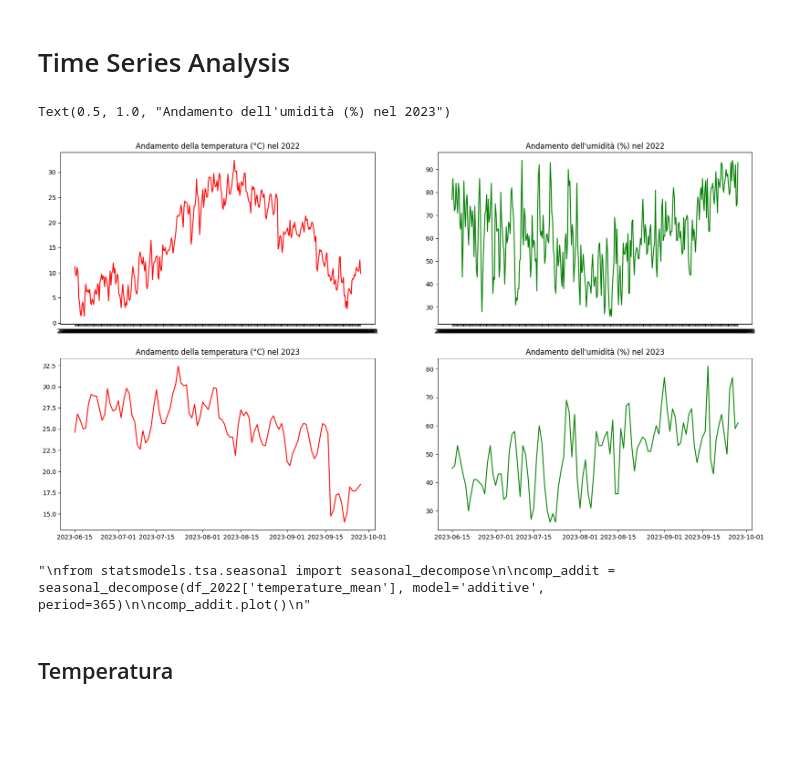
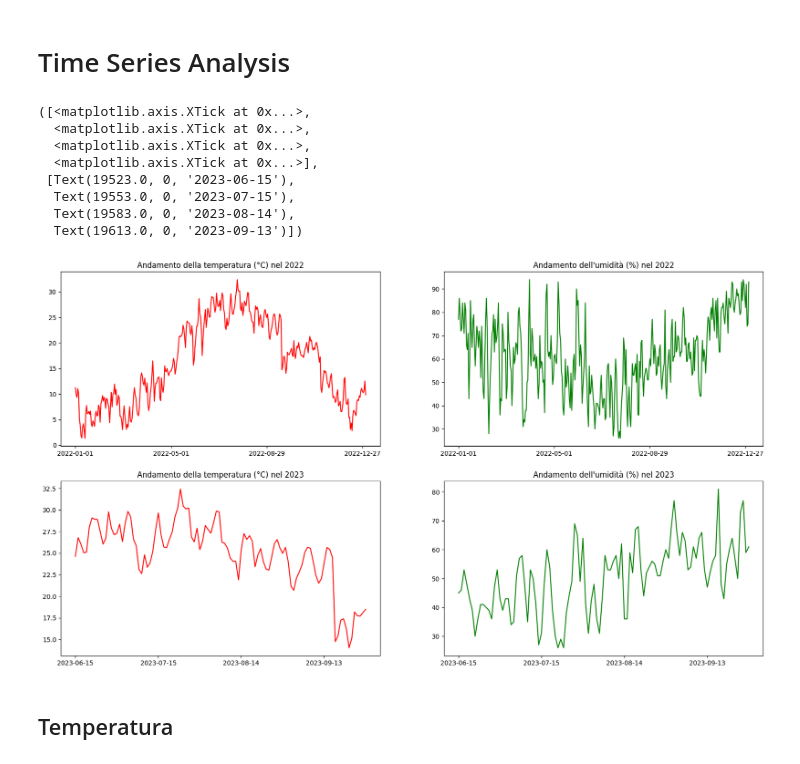
Before and after one commit to simone-dotolo/ISBI, a Jupyter notebook: Preprocessing/Preprocessing.ipynb, the cells around one changed output. Saved outputs shown, nothing was run; the diff lists cells and outputs as text; code cells hidden in the pictures; blank space fills up the shorter version.

```diff
--- a/Preprocessing/Preprocessing.ipynb
+++ b/Preprocessing/Preprocessing.ipynb
@@ -197,39 +218,41 @@ result: -0.664935861623233
 # %% [markdown]
 # Time Series Analysis
 # %%
+# Plot degli andamenti dei dati
 plt.figure(figsize=(20, 11))
 
 plt.subplot(221)
 plt.plot(df_2022['time'], df_2022['temperature_mean'], color='r')
 plt.title('Andamento della temperatura (°C) nel 2022')
+plt.xticks(df_2022['time'][::120])
 
 plt.subplot(222)
 plt.plot(df_2022['time'], df_2022['relativehumidity_mean'], color='g')
 plt.title('Andamento dell\'umidità (%) nel 2022')
+plt.xticks(df_2022['time'][::120])
 
 plt.subplot(223)
 plt.plot(df_2023['Date'], df_2023['temperature_mean'], color='r')
 plt.title('Andamento della temperatura (°C) nel 2023')
+plt.xticks(df_2023['Date'][::30])
 
 plt.subplot(224)
 plt.plot(df_2023['Date'], df_2023['relativehumidity_mean'], color='g')
 plt.title('Andamento dell\'umidità (%) nel 2023')
+plt.xticks(df_2023['Date'][::30])
 # %% [output]
-Text(0.5, 1.0, "Andamento dell'umidità (%) nel 2023")
+([<matplotlib.axis.XTick at 0x...>,
+  <matplotlib.axis.XTick at 0x...>,
+  <matplotlib.axis.XTick at 0x...>,
+  <matplotlib.axis.XTick at 0x...>],
+ [Text(19523.0, 0, '2023-06-15'),
+  Text(19553.0, 0, '2023-07-15'),
+  Text(19583.0, 0, '2023-08-14'),
+  Text(19613.0, 0, '2023-09-13')])
-[figure, old version]
+[figure, new version]
 # %%
 df_2022 = df_2022.set_index('time')
 df_2023 = df_2023.set_index('Date')
-# %%
-'''
-from statsmodels.tsa.seasonal import seasonal_decompose
-
-comp_addit = seasonal_decompose(df_2022['temperature_mean'], model='additive', period=365)
-
-comp_addit.plot()
-'''
-# %% [output]
-"\nfrom statsmodels.tsa.seasonal import seasonal_decompose\n\ncomp_addit = seasonal_decompose(df_2022['temperature_mean'], model='additive', period=365)\n\ncomp_addit.plot()\n"
 # %% [markdown]
 ## Temperatura
 # %%
```
Also changed, not shown: parts of 20 cells of this notebook, 5 other files.
